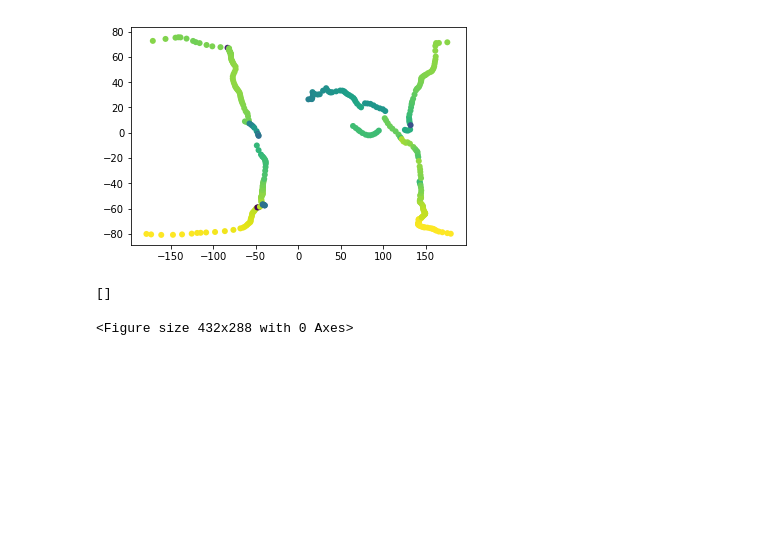
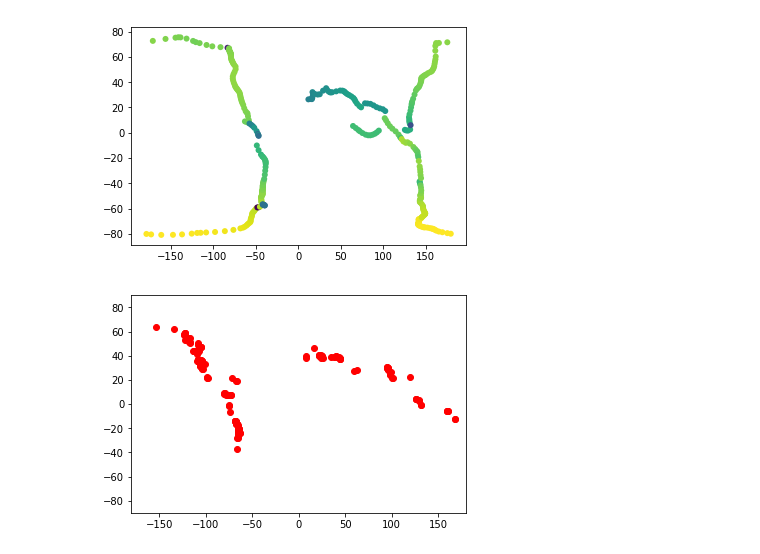
Before and after one commit to siwill22/GPlatesReconstructionModel, a Jupyter notebook: class_testing.ipynb, the cells around one changed output. Drawn from its saved outputs; the diff is of its cells as text; code cells hidden in the pictures; blank space fills up the shorter version.

Commit message:
add class for reconstructable point data set

```diff
--- a/class_testing.ipynb
+++ b/class_testing.ipynb
@@ -110,46 +110,35 @@ class age_coded_point_dataset(object):
         reconstructed_features = []
         pygplates.reconstruct(self.point_features,
                               self.reconstuction_model.rotation_model,
                               reconstructed_features,
                               reconstruction_time)
 
         return reconstructed_features
 
     def plot_reconstructed(self,reconstruction_time):
         reconstructed_features = []
         pygplates.reconstruct(self.point_features,
                               self.reconstuction_model.rotation_model,
                               reconstructed_features,
                               reconstruction_time)
 
         plt.figure()
         for reconstructed_feature in reconstructed_features:
-            plt.plot(reconstructed_feature.get_geometry().get_longitude(),
-                     reconstructed_feature.get_geometry().get_latitude(),'o')
+            plt.plot(reconstructed_feature.get_reconstructed_geometry().to_lat_lon()[1],
+                     reconstructed_feature.get_reconstructed_geometry().to_lat_lon()[0],'ro')
+            plt.axis([-180,180,-90,90])
         plt.show()
 
 
 
 df = pd.read_csv('/Users/Simon/Data/TimeEncodedData/Yanites+Kesler/ngeo2429-s2.csv',index_col='Deposit number')
 
 #df
 
 t = age_coded_point_dataset(df,'Long.','Lat.','Age (Ma)')
 
 t.assign_reconstruction_model(a)
 
-rt = t.reconstruct(120.)
-
-#t.plot_reconstructed(120.)
-
-print rt
-
-plt.figure()
-for reconstructed_feature in rt:
-    print reconstructed_feature.get_geometry().get_longitude()
-    plt.plot(reconstructed_feature.get_geometry().get_longitude(),
-             reconstructed_feature.get_geometry().get_latitude(),'o')
-plt.show()
+rt = t.plot_reconstructed(20.)
 # %% [output]
-[]
-<Figure size 432x288 with 0 Axes>
+[figure, added]
```
Also changed, not shown: 1 other file.
